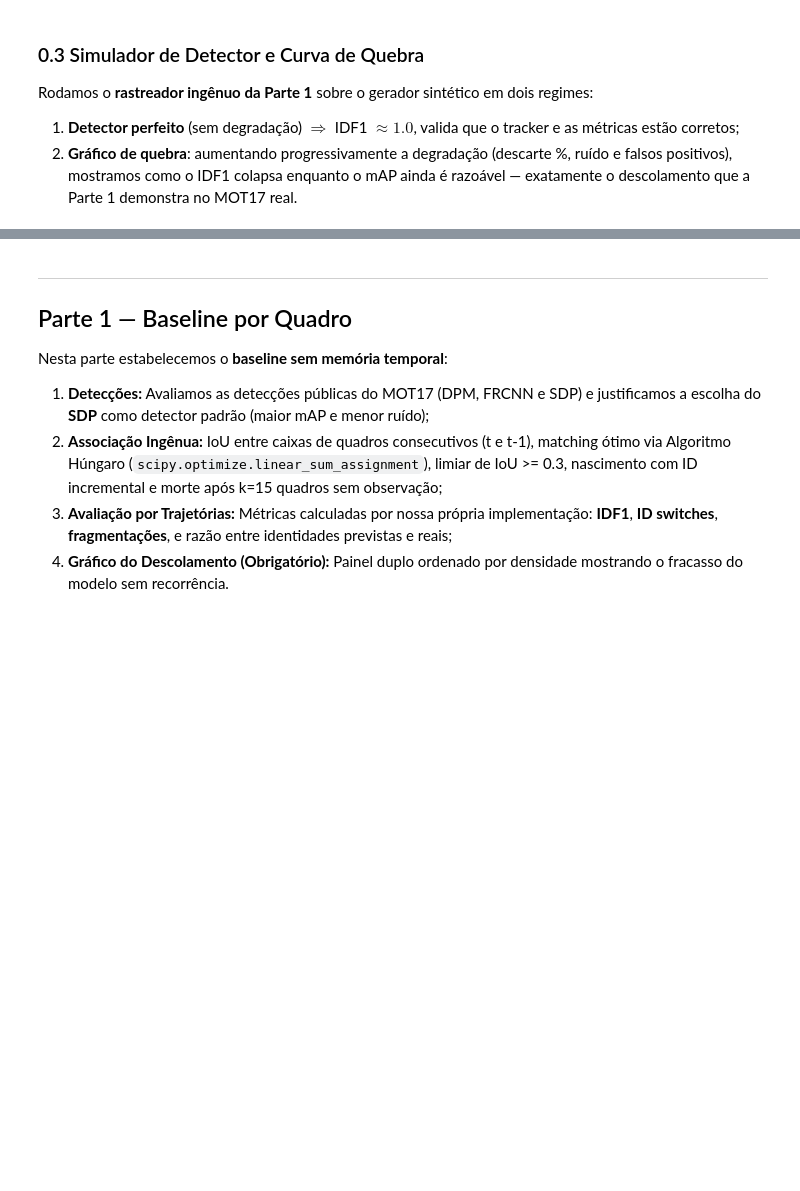
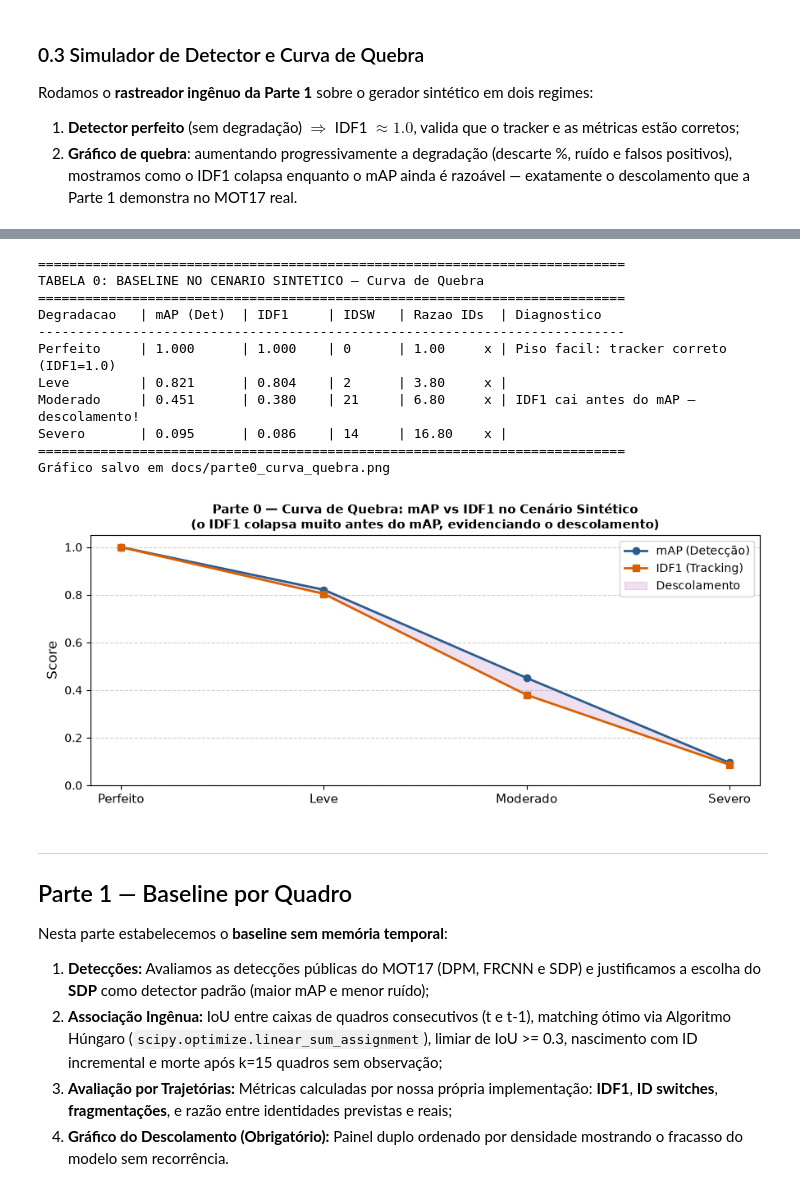
Before and after one commit to ThevezGomes/Programming-Assignment-2---Deep-Learning, a Jupyter notebook: src/pipeline.ipynb, the cells around one changed output, grey strips where cells are left out. Saved outputs shown, nothing was run; the diff lists cells and outputs as text; code cells hidden in the pictures; blank space fills up the shorter version.

Commit message:
refactor: parte 1 e 0

```diff
--- a/src/pipeline.ipynb
+++ b/src/pipeline.ipynb
@@ -223,3 +122,24 @@ Grafico salvo em docs/parte0_curva_quebra.png
+# %%
+from src.evaluation import run_synthetic_breakdown
+from src.visualization import plot_breakdown_curve
+
+synth_breakdown = run_synthetic_breakdown(gt_easy)
+
+plot_breakdown_curve(synth_breakdown, save_path='docs/parte0_curva_quebra.png')
+plt.show()
+# %% [output]
+===========================================================================
+TABELA 0: BASELINE NO CENARIO SINTETICO — Curva de Quebra
+===========================================================================
+Degradacao   | mAP (Det)  | IDF1     | IDSW   | Razao IDs  | Diagnostico
+---------------------------------------------------------------------------
+Perfeito     | 1.000      | 1.000    | 0      | 1.00     x | Piso facil: tracker correto (IDF1=1.0)
+Leve         | 0.821      | 0.804    | 2      | 3.80     x |
+Moderado     | 0.451      | 0.380    | 21     | 6.80     x | IDF1 cai antes do mAP — descolamento!
+Severo       | 0.095      | 0.086    | 14     | 16.80    x |
+===========================================================================
+Gráfico salvo em docs/parte0_curva_quebra.png
+[figure, added]
 # %% [markdown]
 ---
 ## Parte 1 — Baseline por Quadro
```
Also changed, not shown: parts of 9 cells of this notebook, 5 other files.
